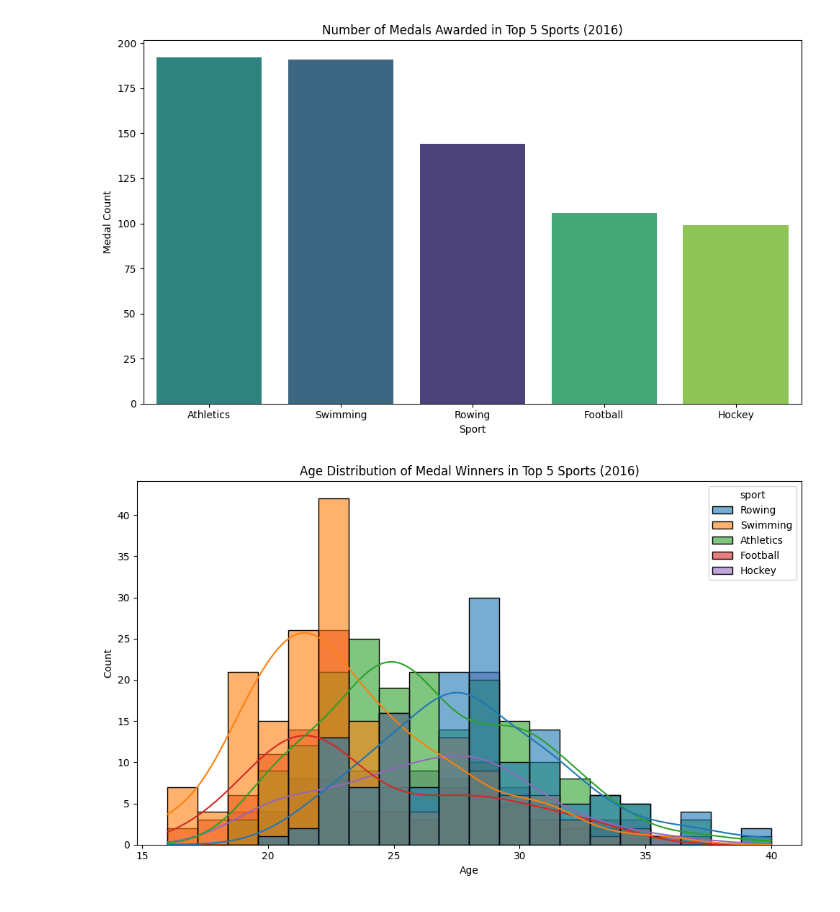
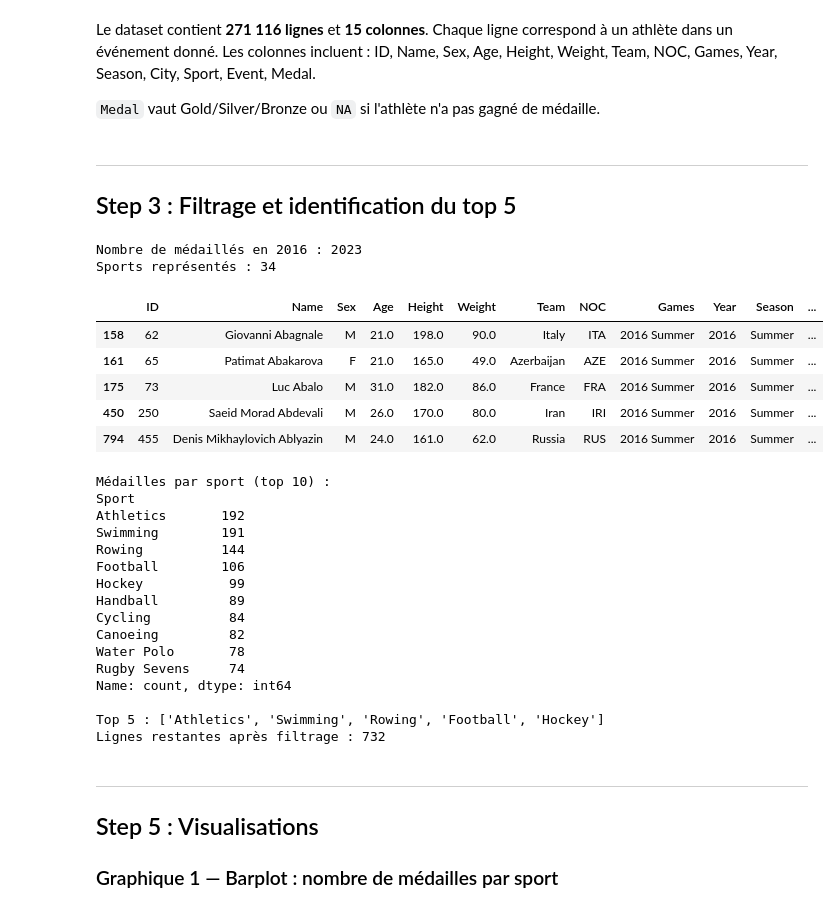
Before and after one commit to rosanajurdi/Data_Visualization_Course_2026, a Jupyter notebook: lab-sessions/lab3-AthleteSportEvent.ipynb, the cells around one changed output. Drawn from its saved outputs; the diff is of its cells as text; code cells hidden in the pictures.

Commit message:
lab3+lab4: réécriture complète avec observations, headers, style lab1/lab2

```diff
--- a/lab-sessions/lab3-AthleteSportEvent.ipynb
+++ b/lab-sessions/lab3-AthleteSportEvent.ipynb
@@ -61,23 +57,64 @@ Top 5 sports by medals in 2016: ['Athletics', 'Swimming', 'Rowing', 'Football',
+# %% [markdown]
+Le dataset contient **271 116 lignes** et **15 colonnes**. Chaque ligne correspond à un athlète dans un événement donné. Les colonnes incluent : ID, Name, Sex, Age, Height, Weight, Team, NOC, Games, Year, Season, City, Sport, Event, Medal.
+
+`Medal` vaut Gold/Silver/Bronze ou `NA` si l'athlète n'a pas gagné de médaille.
+# %% [markdown]
+<hr style="border: 2px solid black;">
+
+## Step 3 : Filtrage et identification du top 5
 # %%
-# ── Plot 1: Medal count per sport (top 5) ───────────────────────────────────
-plt.figure(figsize=(10, 6))
-sns.countplot(data=df_top5, x='sport', hue='sport', order=top5_sports, palette='viridis', legend=False)
-plt.title('Number of Medals Awarded in Top 5 Sports (2016)')
-plt.xlabel('Sport')
-plt.ylabel('Medal Count')
-plt.tight_layout()
-plt.show()
+# =====================================================
+# Step 3 : Filtrage — médaillés de 2016 uniquement
+# =====================================================
+# On exclut les NaN dans Medal → ne garder que les lignes avec une médaille
+df_2016 = df[(df['Year'] == 2016) & (df['Medal'].notna())].copy()
+print(f"Nombre de médaillés en 2016 : {len(df_2016)}")
+print(f"Sports représentés : {df_2016['Sport'].nunique()}")
+df_2016.head()
 # %% [output]
-[figure, removed]
+Nombre de médaillés en 2016 : 2023
+Sports représentés : 34
+|  | ID | Name | Sex | Age | Height | Weight | Team | NOC | Games | Year | Season | ... |
+| 158 | 62 | Giovanni Abagnale | M | 21.0 | 198.0 | 90.0 | Italy | ITA | 2016 Summer | 2016 | Summer | ... |
+| 161 | 65 | Patimat Abakarova | F | 21.0 | 165.0 | 49.0 | Azerbaijan | AZE | 2016 Summer | 2016 | Summer | ... |
+| 175 | 73 | Luc Abalo | M | 31.0 | 182.0 | 86.0 | France | FRA | 2016 Summer | 2016 | Summer | ... |
+| 450 | 250 | Saeid Morad Abdevali | M | 26.0 | 170.0 | 80.0 | Iran | IRI | 2016 Summer | 2016 | Summer | ... |
+| 794 | 455 | Denis Mikhaylovich Ablyazin | M | 24.0 | 161.0 | 62.0 | Russia | RUS | 2016 Summer | 2016 | Summer | ... |
 # %%
-# ── Plot 2: Age distribution of medal winners in top 5 sports ───────────────
-plt.figure(figsize=(10, 6))
-sns.histplot(data=df_top5, x='age', hue='sport', kde=True, bins=20, alpha=0.6)
-plt.title('Age Distribution of Medal Winners in Top 5 Sports (2016)')
-plt.xlabel('Age')
-plt.ylabel('Count')
-plt.tight_layout()
-plt.show()
+# =====================================================
+# Step 4 : Top 5 sports par nombre de médailles en 2016
+# =====================================================
+medals_by_sport = df_2016['Sport'].value_counts()
+print("Médailles par sport (top 10) :")
+print(medals_by_sport.head(10))
+
+top5_sports = medals_by_sport.head(5).index.tolist()
+print(f"\nTop 5 : {top5_sports}")
+
+# Filtrer pour ne garder que ces 5 sports
+df_top5 = df_2016[df_2016['Sport'].isin(top5_sports)].copy()
+print(f"Lignes restantes après filtrage : {len(df_top5)}")
 # %% [output]
-[figure, removed]
+Médailles par sport (top 10) :
+Sport
+Athletics       192
+Swimming        191
+Rowing          144
+Football        106
+Hockey           99
+Handball         89
+Cycling          84
+Canoeing         82
+Water Polo       78
+Rugby Sevens     74
+Name: count, dtype: int64
+
+Top 5 : ['Athletics', 'Swimming', 'Rowing', 'Football', 'Hockey']
+Lignes restantes après filtrage : 732
+# %% [markdown]
+<hr style="border: 2px solid black;">
+
+## Step 5 : Visualisations
+
+### Graphique 1 — Barplot : nombre de médailles par sport
 # %%
```
Also changed, not shown: parts of 15 cells of this notebook, 1 other file.
